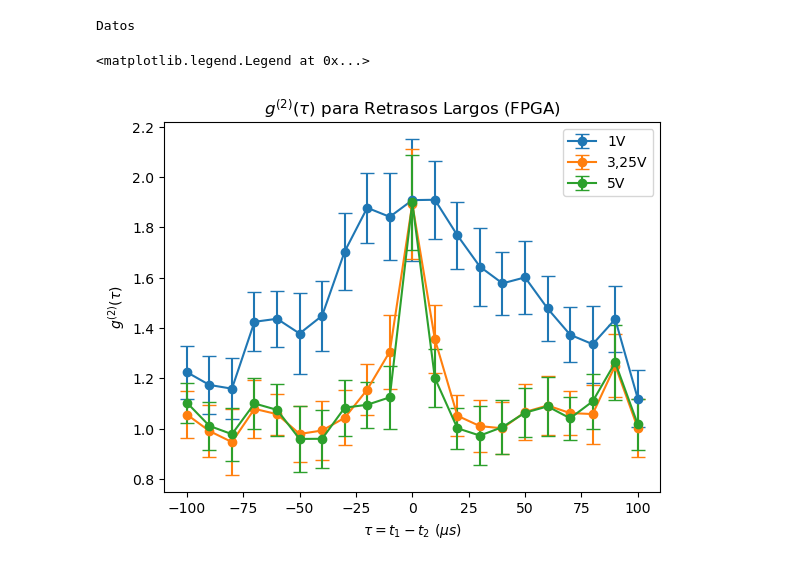
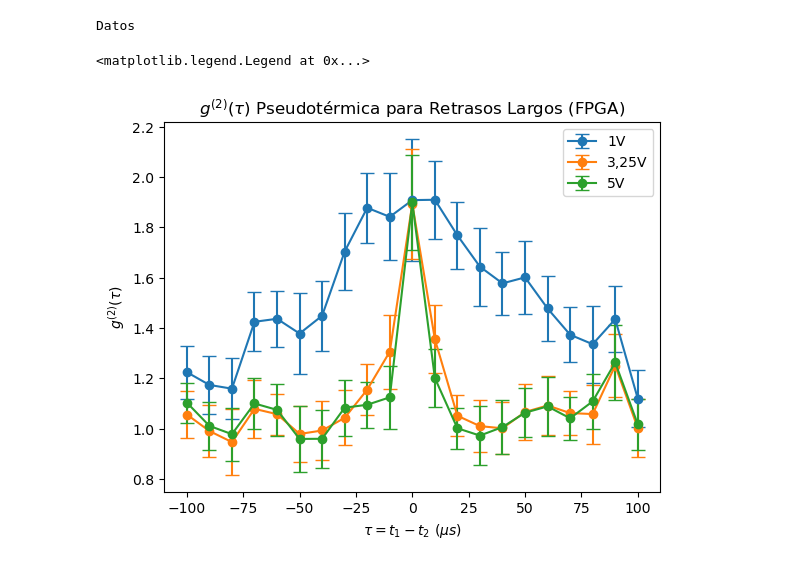
Before and after one commit to ThomasAnkhe/Quantum_Optics_Lab, a Jupyter notebook: 4.Correlation_function/Medicion_g(2).ipynb, the cells around one changed output. Cells and saved outputs as stored; diff of their text form; code cells hidden in the pictures.

```diff
--- a/4.Correlation_function/Medicion_g(2).ipynb
+++ b/4.Correlation_function/Medicion_g(2).ipynb
@@ -236,15 +287,15 @@ g2_term5 = np.array(g2_term5)
 g2_term5_mean = g2_term5.mean(axis=0)
 g2_term5_std = g2_term5.std(axis=0)
 # %%
-plt.title(r"$g^{(2)}(\tau)$ para Retrasos Largos (FPGA)")
+plt.title(r"$g^{(2)}(\tau)$ Pseudotérmica para Retrasos Largos (FPGA)")
 #plt.errorbar(taus_term, g2_term2_mean, label="0,75V",marker='o',yerr=g2_term2_std,capsize=5)
 plt.errorbar(taus_term, g2_term3_mean, label="1V",marker='o',yerr=g2_term3_std,capsize=5)
 plt.errorbar(taus_term, g2_term1_mean, label="3,25V",marker='o',yerr=g2_term1_std,capsize=5)
 plt.errorbar(taus_term, g2_term4_mean, label="5V",marker='o',yerr=g2_term4_std,capsize=5)
 #plt.errorbar(taus_term, g2_term5_mean, label="10V",marker='o',yerr=g2_term5_std,capsize=5)
 plt.xlabel(r"$\tau = t_1 - t_2\ (\mu s)$")
 plt.ylabel(r"$g^{(2)}(\tau)$")
 plt.legend()
 # %% [output]
 <matplotlib.legend.Legend at 0x...>
-[figure, old version]
+[figure, new version]
```
Also changed, not shown: parts of 8 cells of this notebook.
